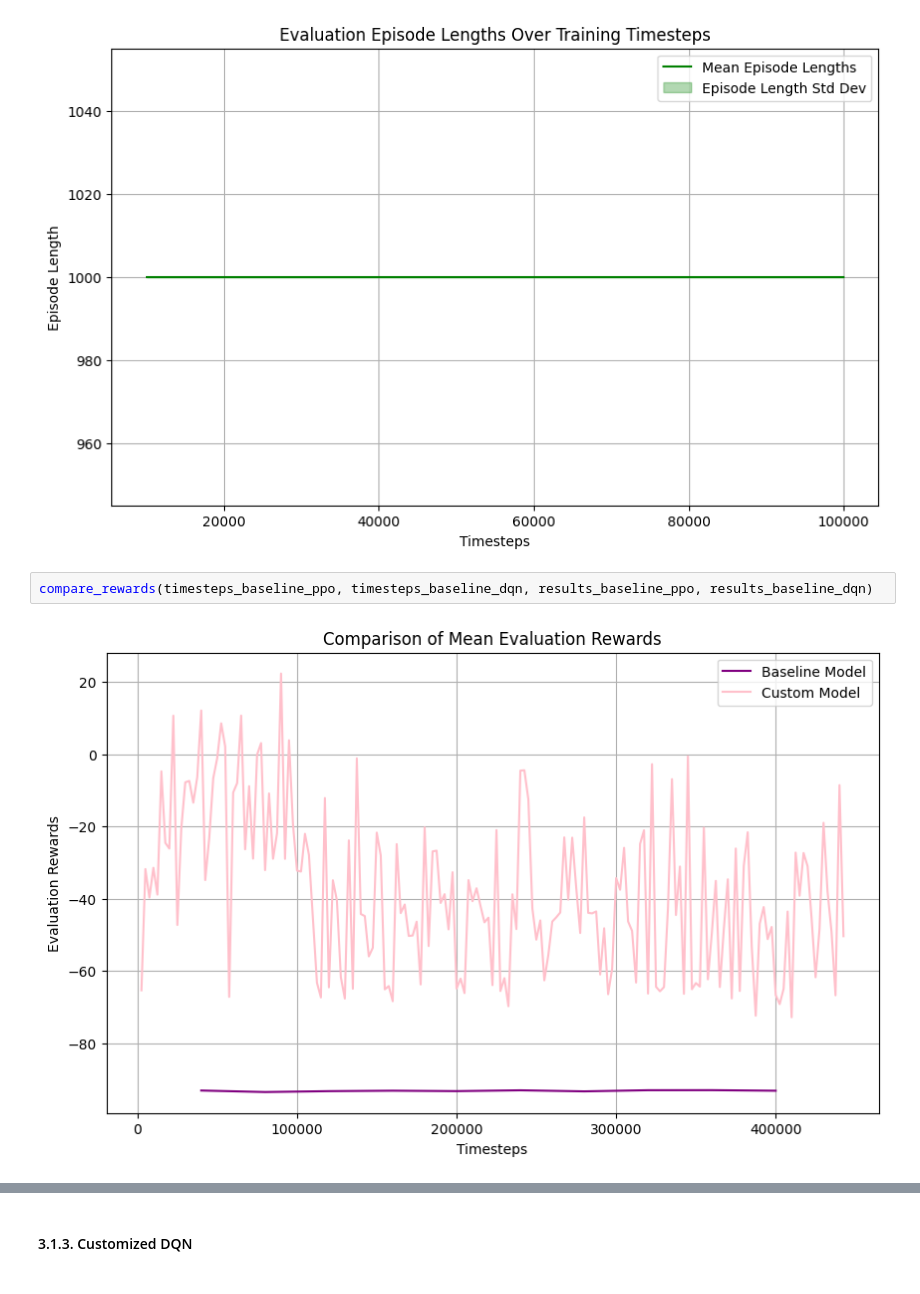
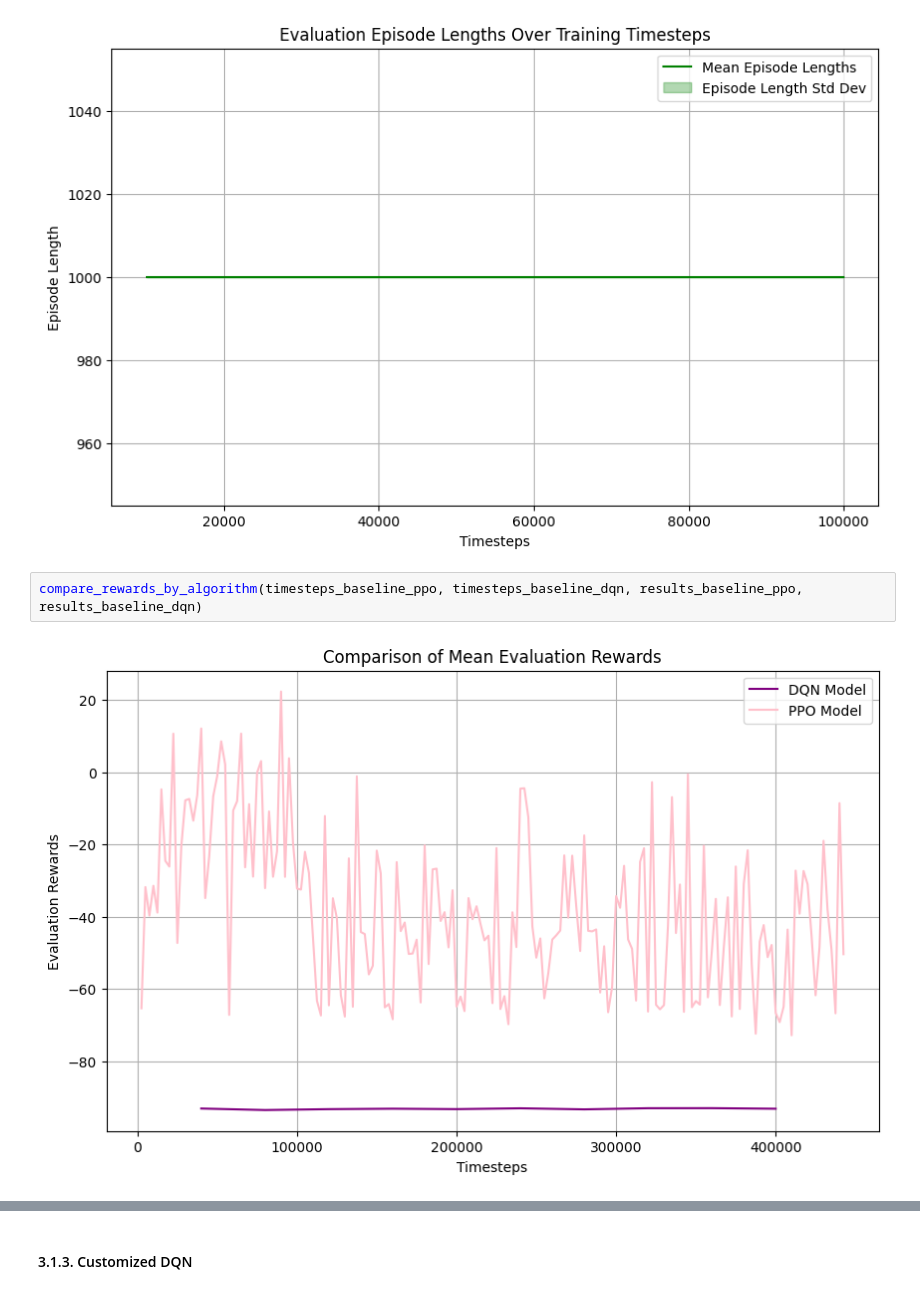
Before and after one commit to inesamorim/reinforcement-learning-with-gymnasium, a Jupyter notebook: testing.ipynb, the cells around one changed output, grey strips where cells are left out. Drawn from its saved outputs; the diff is of its cells as text.

```diff
--- a/testing.ipynb
+++ b/testing.ipynb
@@ -57,7 +57,7 @@ plot_episode_lengths(timesteps_baseline_ppo, ep_lengths_baseline_ppo)
 # %% [output]
 [figure]
 # %%
-compare_rewards(timesteps_baseline_ppo, timesteps_baseline_dqn, results_baseline_ppo, results_baseline_dqn)
+compare_rewards_by_algorithm(timesteps_baseline_ppo, timesteps_baseline_dqn, results_baseline_ppo, results_baseline_dqn)
 # %% [output]
-[figure, old version]
+[figure, new version]
 # %%
```
Also changed, not shown: parts of 5 cells of this notebook, 1 other file.
